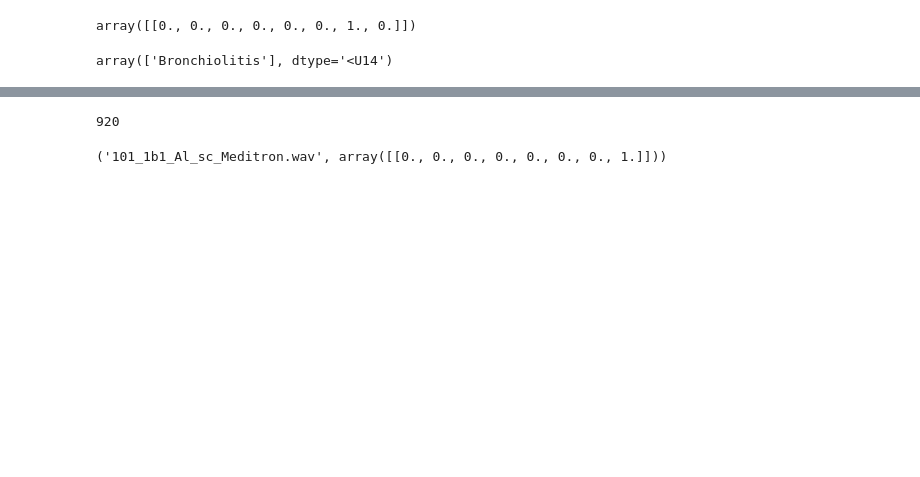
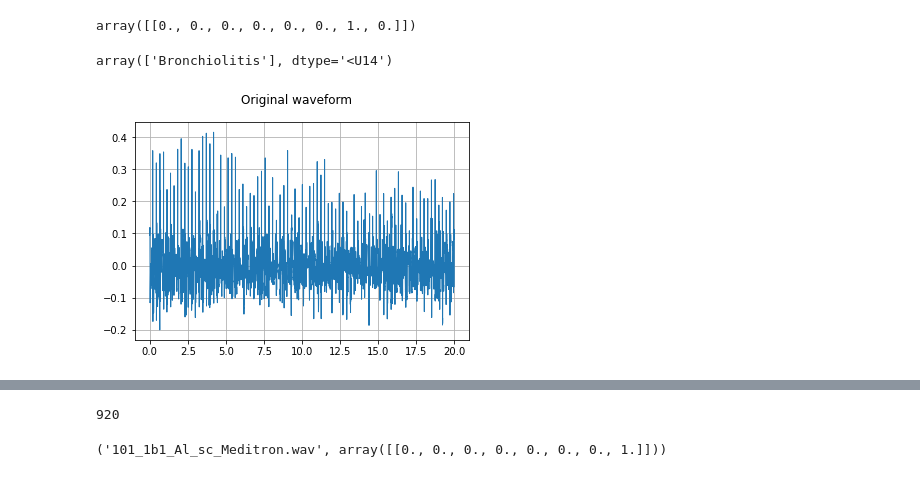
Before and after one commit to DilshanRakshitha/SmartStethoscope, a Jupyter notebook: Lung sound classification - Masked_auto_EN v1.0.ipynb, the cells around one changed output, grey strips where cells are left out. Drawn from its saved outputs; the diff is of its cells as text; code cells hidden in the pictures; blank space fills up the shorter version.

```diff
--- a/Lung sound classification - Masked_auto_EN v1.0.ipynb
+++ b/Lung sound classification - Masked_auto_EN v1.0.ipynb
@@ -131,3 +80,49 @@ l = [0, 0, 1, 0, 0, 0, 0, 0]
 DecodeOneHot(l)
 # %% [output]
 array(['Bronchiolitis'], dtype='<U14')
+# %%
+from IPython.display import Audio
+import librosa
+import matplotlib.pyplot as plt
+from torchaudio.utils import download_asset
+
+torch.random.manual_seed(0)
+
+# SAMPLE_SPEECH = download_asset("tutorial-assets/Lab41-SRI-VOiCES-src-sp0307-ch127535-sg0042.wav")
+
+
+def plot_waveform(waveform, sr, title="Waveform"):
+    waveform = waveform.numpy()
+
+    num_channels, num_frames = waveform.shape
+    time_axis = torch.arange(0, num_frames) / sr
+
+    figure, axes = plt.subplots(num_channels, 1)
+    axes.plot(time_axis, waveform[0], linewidth=1)
+    axes.grid(True)
+    figure.suptitle(title)
+    plt.show(block=False)
+
+
+def plot_spectrogram(specgram, title=None, ylabel="freq_bin"):
+    fig, axs = plt.subplots(1, 1)
+    axs.set_title(title or "Spectrogram (db)")
+    axs.set_ylabel(ylabel)
+    axs.set_xlabel("frame")
+    im = axs.imshow(librosa.power_to_db(specgram), origin="lower", aspect="auto")
+    fig.colorbar(im, ax=axs)
+    plt.show(block=False)
+
+
+def plot_fbank(fbank, title=None):
+    fig, axs = plt.subplots(1, 1)
+    axs.set_title(title or "Filter bank")
+    axs.imshow(fbank, aspect="auto")
+    axs.set_ylabel("frequency bin")
+    axs.set_xlabel("mel bin")
+    plt.show(block=False)
+# %%
+TEST_WAVEFORM, SAMPLE_RATE = torchaudio.load(dataSetPath + '/audio_and_txt_files/'+'101_1b1_Al_sc_Meditron.wav')
+plot_waveform(TEST_WAVEFORM, SAMPLE_RATE, title="Original waveform")
+# %% [output]
+[figure, added]
```
Also changed, not shown: parts of 7 cells of this notebook, 1 other file.
